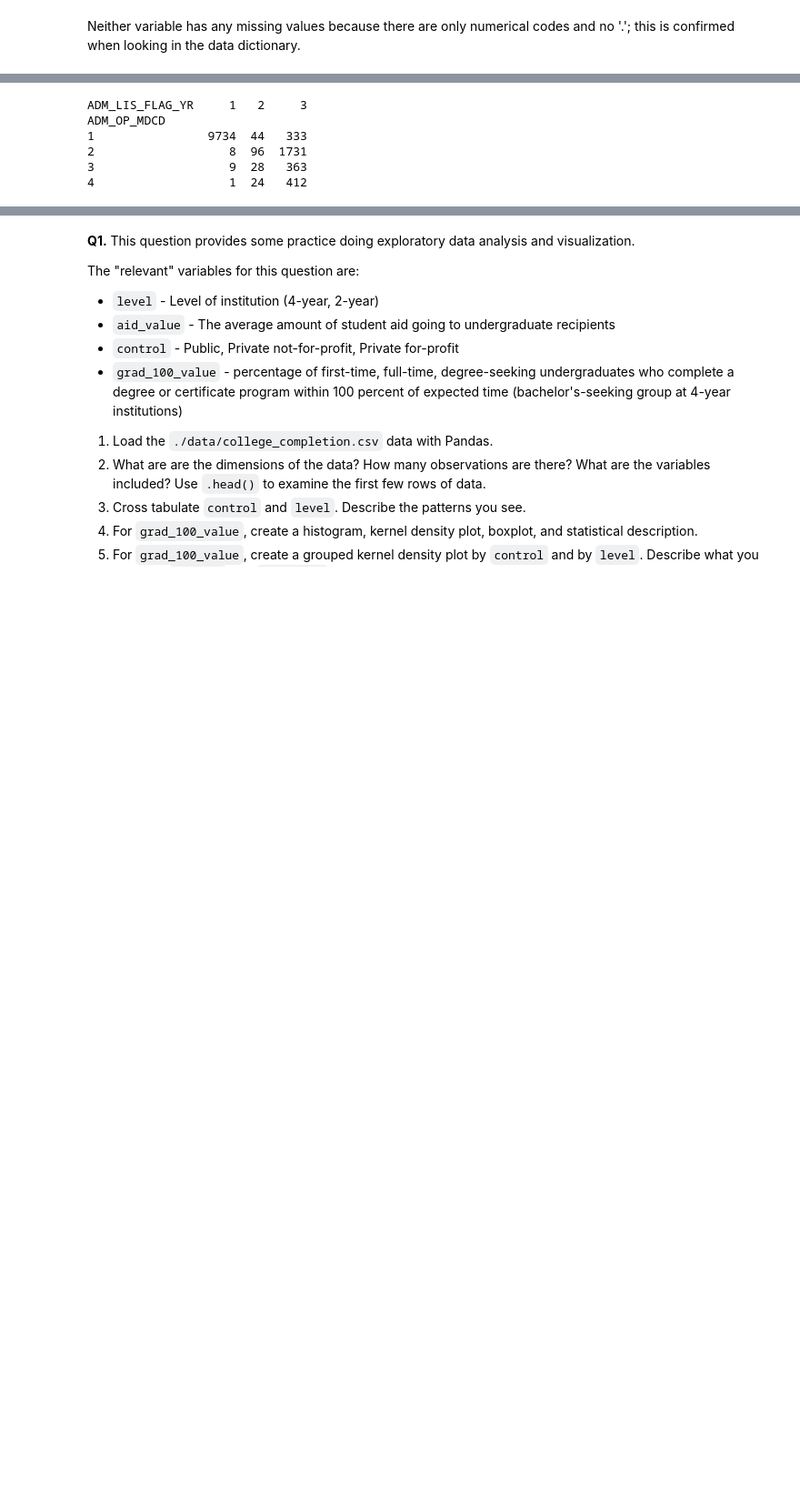
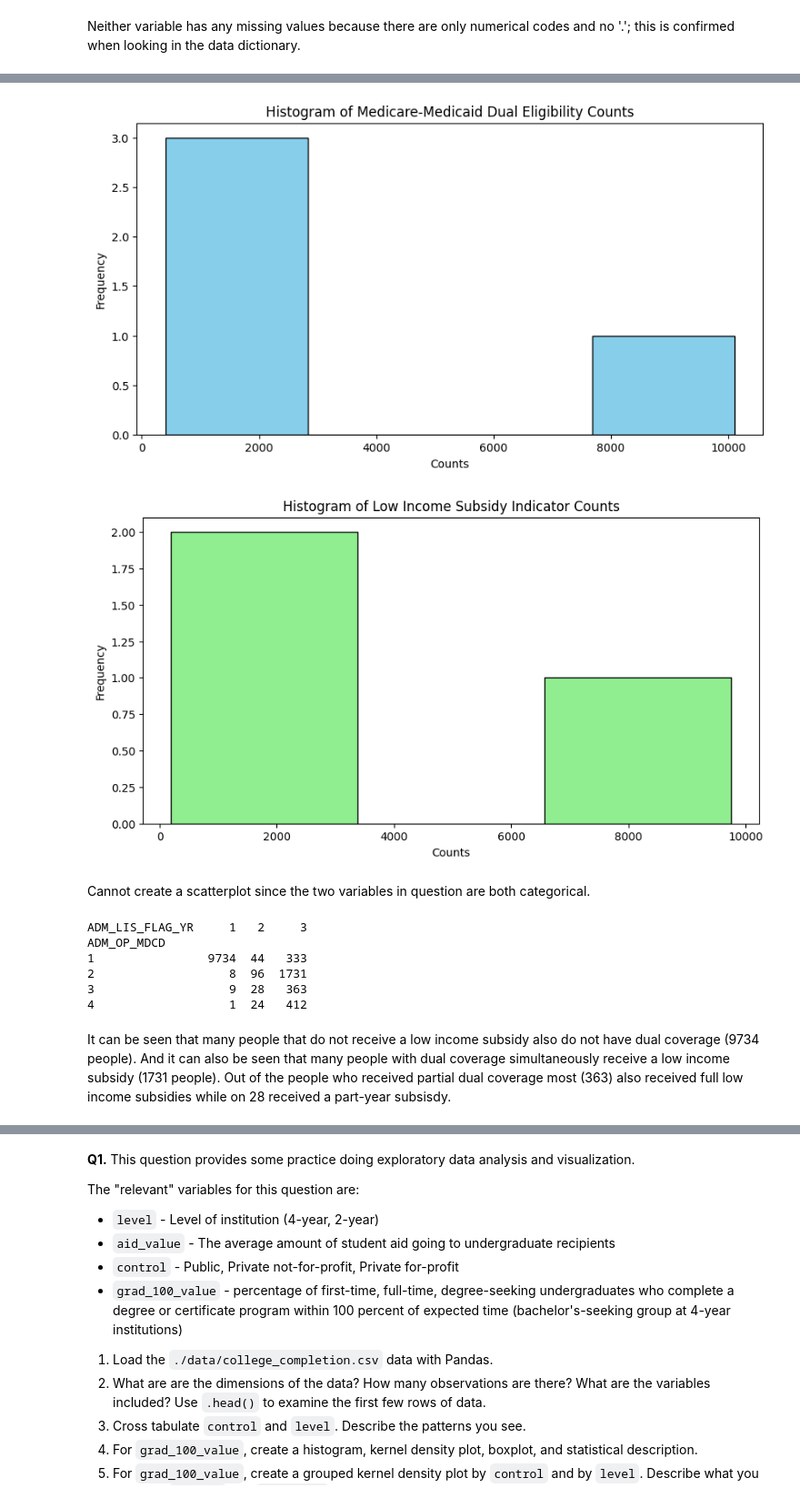
Before and after one commit to dsizzle67/ds3001-visualization, a Jupyter notebook: assignment/assignment.ipynb, the cells around one changed output, grey strips where cells are left out. Shown at 91% size. Drawn from its saved outputs; the diff is of its cells as text; code cells hidden in the pictures; blank space fills up the shorter version.

```diff
--- a/assignment/assignment.ipynb
+++ b/assignment/assignment.ipynb
@@ -381,3 +394,24 @@ plt.show()
+# %%
+# histogram for ADM_OP_MDCD
+plt.figure(figsize=(10, 5))
+plt.hist(df_mdcd['Counts_MDCD'], bins=4, color='skyblue', edgecolor='black')
+plt.title('Histogram of Medicare-Medicaid Dual Eligibility Counts')
+plt.xlabel('Counts')
+plt.ylabel('Frequency')
+plt.show()
+
+# histogram for ADM_LIS_FLAG_YR
+plt.figure(figsize=(10, 5))
+plt.hist(df_lis['Counts_LIS'], bins=3, color='lightgreen', edgecolor='black')
+plt.title('Histogram of Low Income Subsidy Indicator Counts')
+plt.xlabel('Counts')
+plt.ylabel('Frequency')
+plt.show()
+# %% [output]
+[figure, added]
+[figure, added]
+# %% [markdown]
+Cannot create a scatterplot since the two variables in question are both categorical.
 # %%
 dual_eligibility = df["ADM_OP_MDCD"]
 low_income_sub = df["ADM_LIS_FLAG_YR"]
@@ -390,3 +424,5 @@ ADM_OP_MDCD
 2                   8  96  1731
 3                   9  28   363
 4                   1  24   412
+# %% [markdown]
+It can be seen that many people that do not receive a low income subsidy also do not have dual coverage (9734 people). And it can also be seen that many people with dual coverage simultaneously receive a low income subsidy (1731 people). Out of the people who received partial dual coverage most (363) also received full low income subsidies while on 28 received a part-year subsisdy.
```
Also changed, not shown: parts of 2 cells of this notebook.
